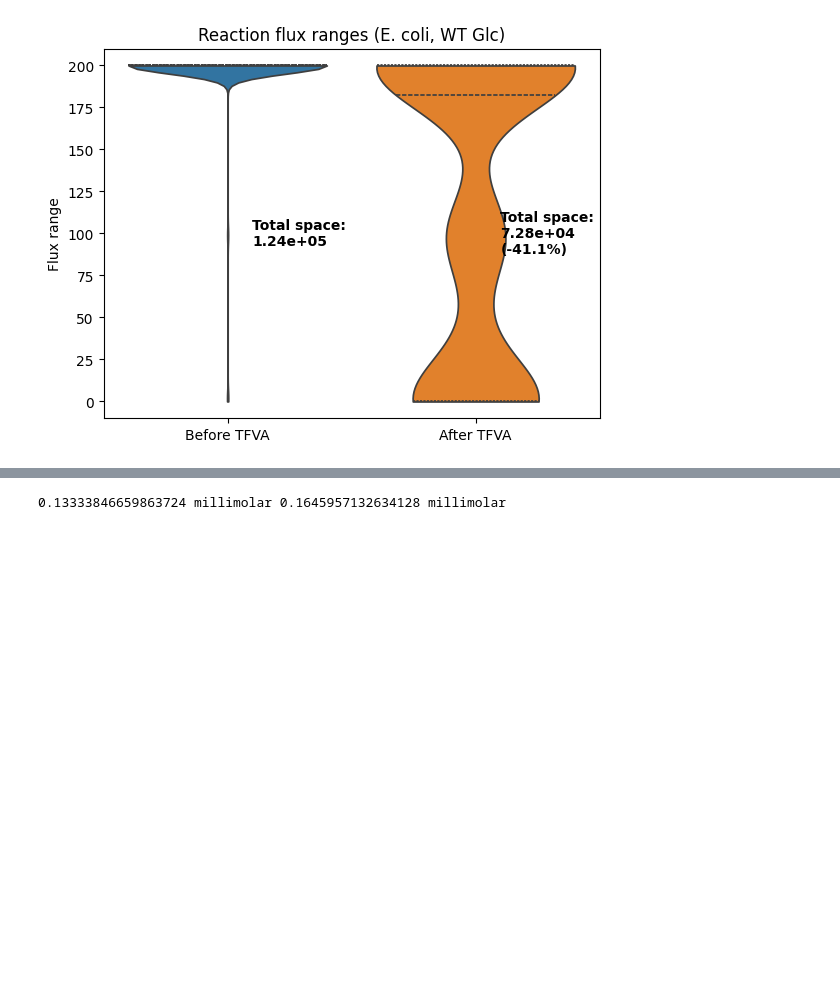
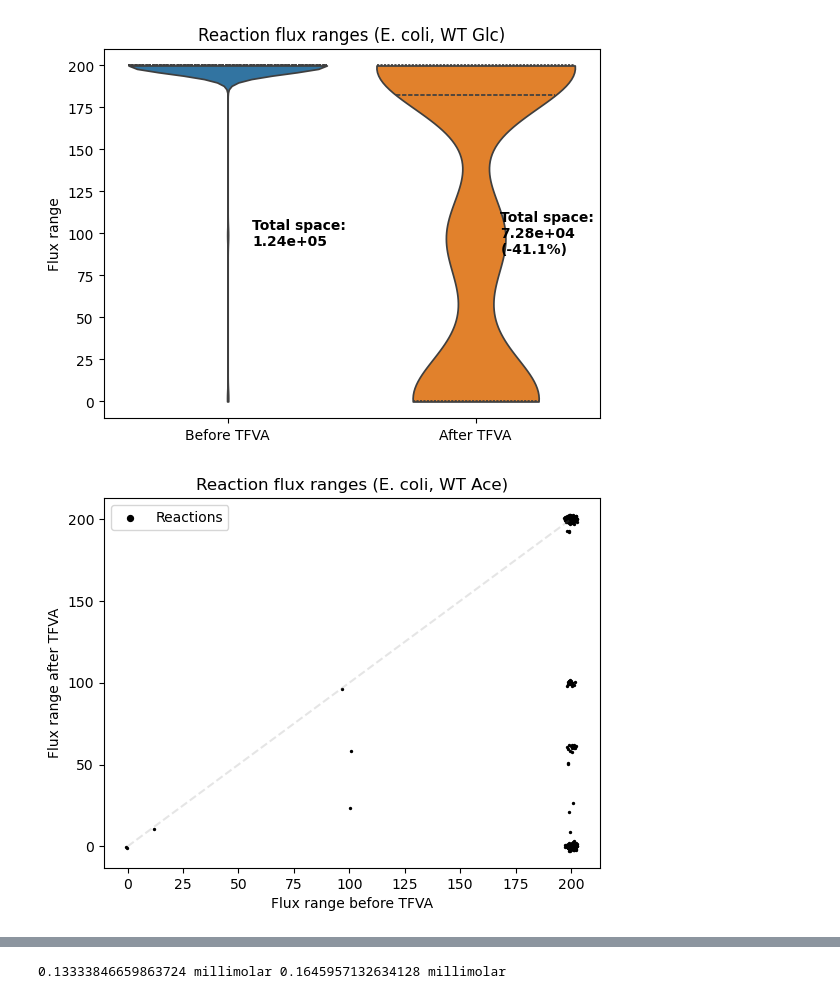
Before and after one commit to lasillje/MSC-Thermo, a Jupyter notebook: ecoli_flux_bounds/tfva_ecoli.ipynb, the cells around one changed output, grey strips where cells are left out. Saved outputs shown, nothing was run; the diff lists cells and outputs as text; code cells hidden in the pictures; blank space fills up the shorter version.

```diff
--- a/ecoli_flux_bounds/tfva_ecoli.ipynb
+++ b/ecoli_flux_bounds/tfva_ecoli.ipynb
@@ -723,7 +723,7 @@ def apply_tfva_bounds(tmodel, bounds_file):
 # %%
 import matplotlib.pyplot as plt
 
-def visualize_bounds(bounds_before_csv, bounds_after_csv, title, unit="Flux", log_scale=False):
+def visualize_bounds(bounds_before_csv, bounds_after_csv, title, unit="Flux", ax=None, show_xlabel=True):
     "Visualize the difference between two sets of bounds"
 
     bounds_before = pd.read_csv(bounds_before_csv)
@@ -745,12 +745,13 @@ def visualize_bounds(bounds_before_csv, bounds_after_csv, title, unit="Flux", lo
     x_jitter = width_before + np.random.normal(0, jitter_amount, size=len(width_before))
     y_jitter = width_after + np.random.normal(0, jitter_amount, size=len(width_after))
 
-    plt.scatter(x_jitter, y_jitter, s=2, color='black', label="Reactions")
-    plt.plot([0, max(width_before)], [0, max(width_before)], '--', alpha=0.2, color='gray')
-    plt.xlabel(f"{unit} range before TFVA")
-    plt.ylabel(f"{unit} range after TFVA")
-    plt.title(title)
-    plt.legend(markerscale=3, loc='upper left', frameon=True)
+    ax.scatter(x_jitter, y_jitter, s=2, color='black', label="Reactions")
+    ax.plot([0, max(width_before)], [0, max(width_before)], '--', alpha=0.2, color='gray')
+    if show_xlabel:
+        ax.set_xlabel(f"{unit} range before TFVA")
+    ax.set_ylabel(f"{unit} range after TFVA")
+    ax.set_title(title)
+    ax.legend(markerscale=3, loc='upper left', frameon=True)
 # %%
 import seaborn as sns
 
@@ -1287,3 +1306,7 @@ visualize_bounds_violin("results/bounds/complete_ecoli_WT_Glc_before.csv", "resu
 # %% [output]
 The `scale` parameter has been renamed and will be removed in v0.15.0. Pass `density_norm='width'` for the same effect.
 [figure]
+# %%
+ace_dots = visualize_bounds("results/bounds/complete_ecoli_WT_Ace_before.csv", "results/bounds/ecoli_WT_Ace_metabolome_tfva.csv", "Reaction flux ranges (E. coli, WT Ace)")
+# %% [output]
+[figure, added]
```
Also changed, not shown: parts of 17 cells of this notebook, 2 other files.
